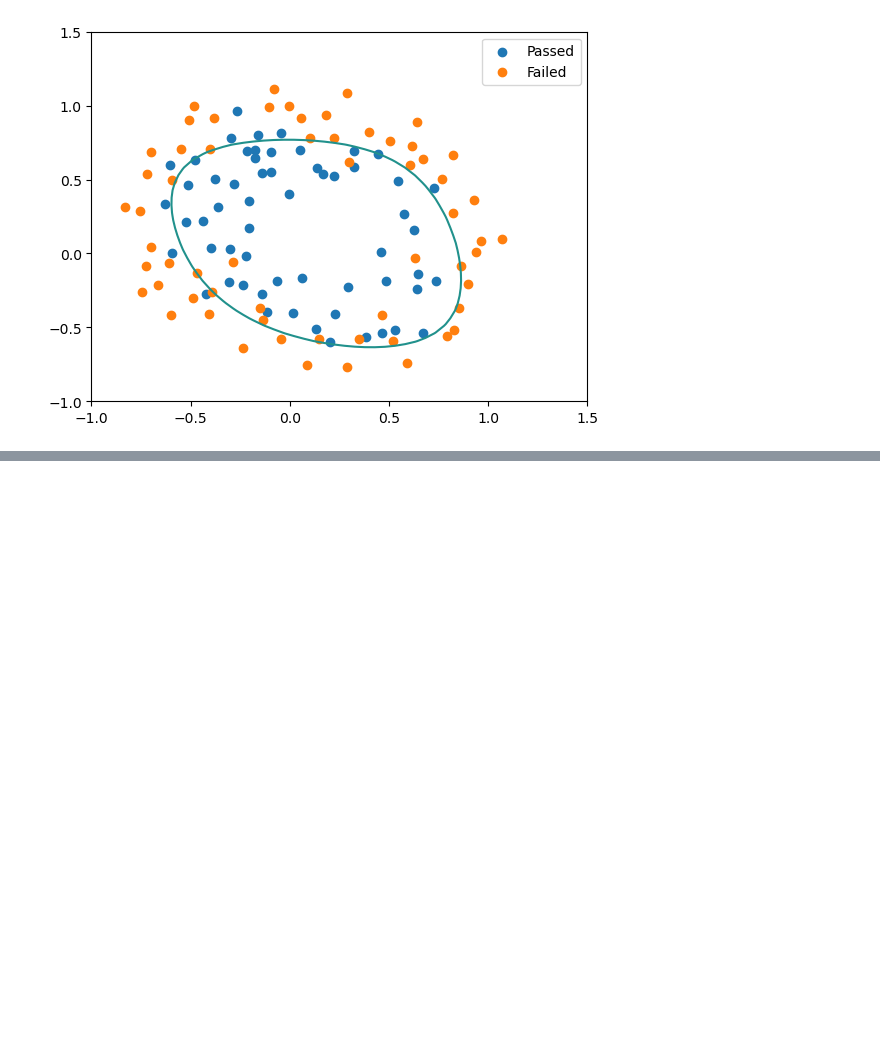
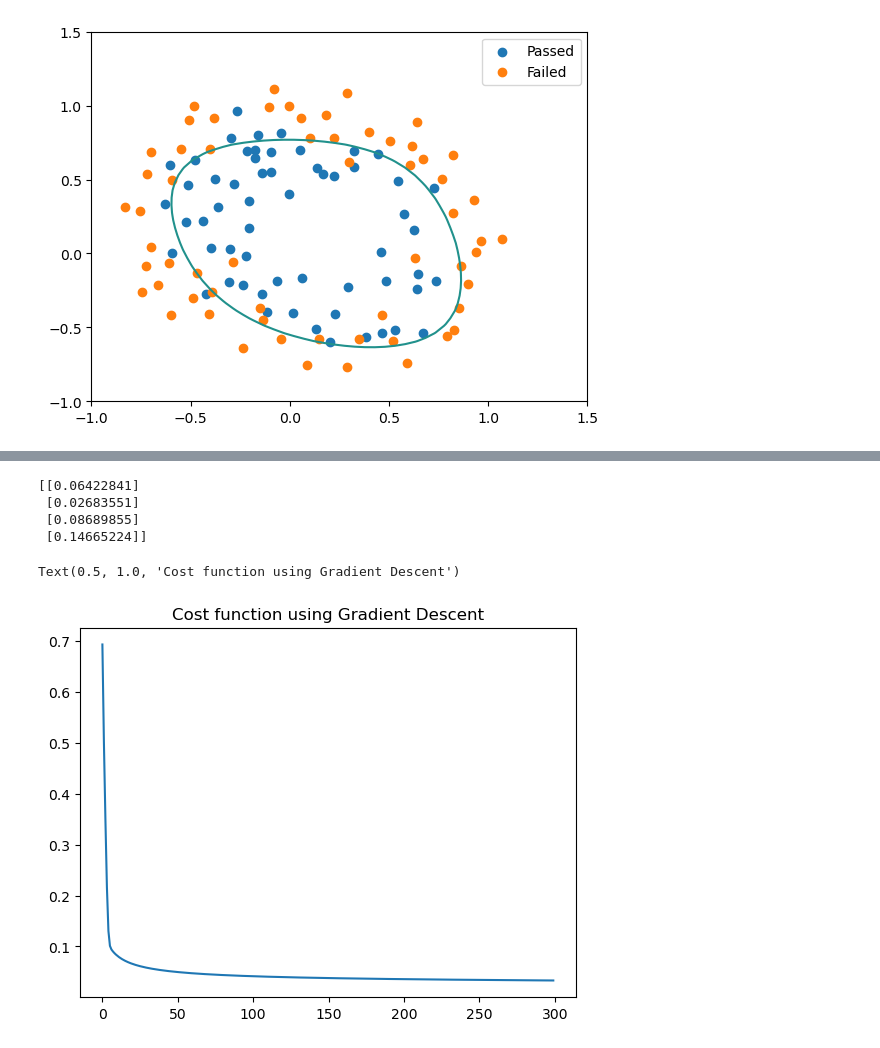
Before and after one commit to khalequzzamanlikhon/ML-Coursera-Python, a Jupyter notebook: Machine-Learning-Coursera-python.ipynb, the cells around one changed output, grey strips where cells are left out. Saved outputs shown, nothing was run; the diff lists cells and outputs as text; code cells hidden in the pictures; blank space fills up the shorter version.

```diff
--- a/Machine-Learning-Coursera-python.ipynb
+++ b/Machine-Learning-Coursera-python.ipynb
@@ -746,0 +851,44 @@ print("Train Accuracy:", (sum(p==y[:,np.newaxis])/len(y) *100)[0],"%")
+# %%
+def gradientDescent(X,y,theta,alpha,num_iters,Lambda):
+    m=len(y)
+    J_history =[]
+
+    for i in range(num_iters):
+        cost, grad = lrCostFunction(theta,X,y,Lambda)
+        theta = theta - (alpha * grad)
+        J_history.append(cost)
+
+    return theta , J_history
+# %%
+optimized_theta,J_history=gradientDescent(X_t,y_t,theta_t,alpha,num_iters,Lambda)
+print(optimized_theta)
+# %% [output]
+[[0.06422841]
+ [0.02683551]
+ [0.08689855]
+ [0.14665224]]
+# %%
+def oneVsAll(X, y, num_labels, Lambda):
+    m, n = X.shape[0], X.shape[1]
+    initial_theta = np.zeros((n+1,1))
+    all_theta = []
+    all_J=[]
+    # add intercept terms
+
+    X = np.hstack((np.ones((m,1)),X))
+
+    for i in range(1,num_labels+1):
+        theta , J_history = gradientDescent(X,np.where(y==i,1,0),initial_theta,1,300,Lambda)
+        all_theta.extend(theta)
+        all_J.extend(J_history)
+    return np.array(all_theta).reshape(num_labels,n+1), all_J
+# %%
+all_theta, all_J = oneVsAll(X, y, 10, 0.1)
+# %%
+plt.plot(all_J[0:300])
+# plt.xlabel("Iteration")
+# plt.ylabel("$J(\Theta)$")
+plt.title("Cost function using Gradient Descent")
+# %% [output]
+Text(0.5, 1.0, 'Cost function using Gradient Descent')
+[figure, added]
```
Also changed, not shown: parts of 33 cells of this notebook, 3 other files.
